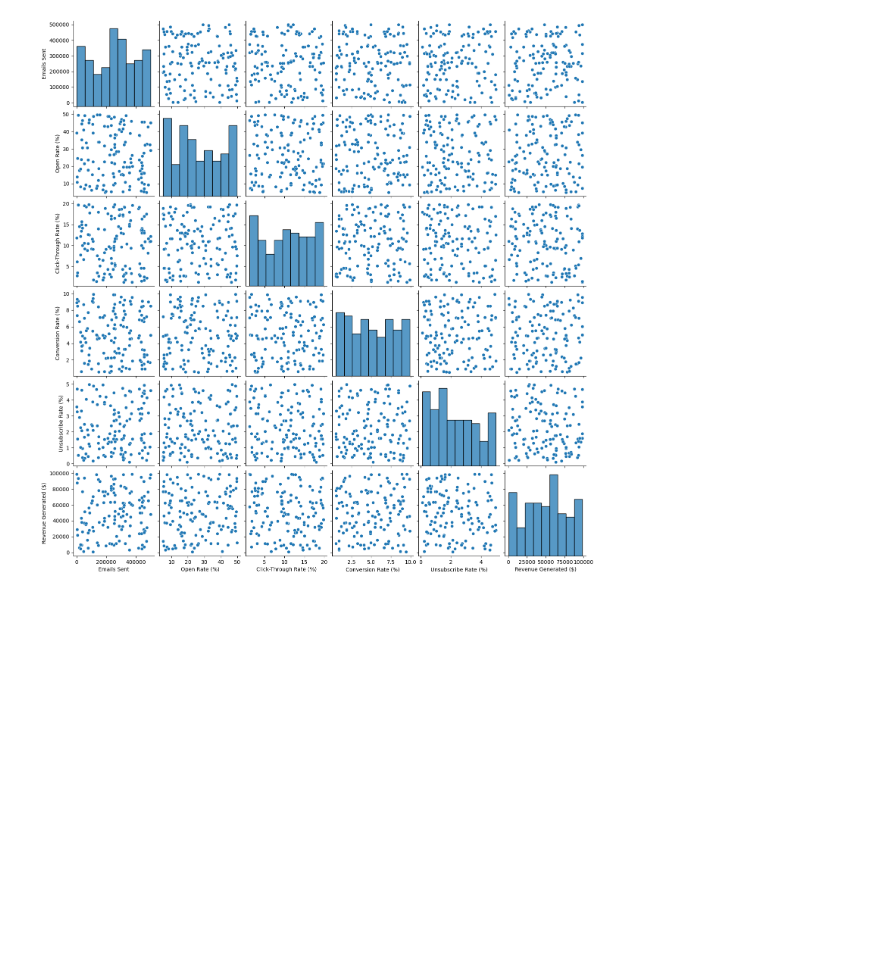
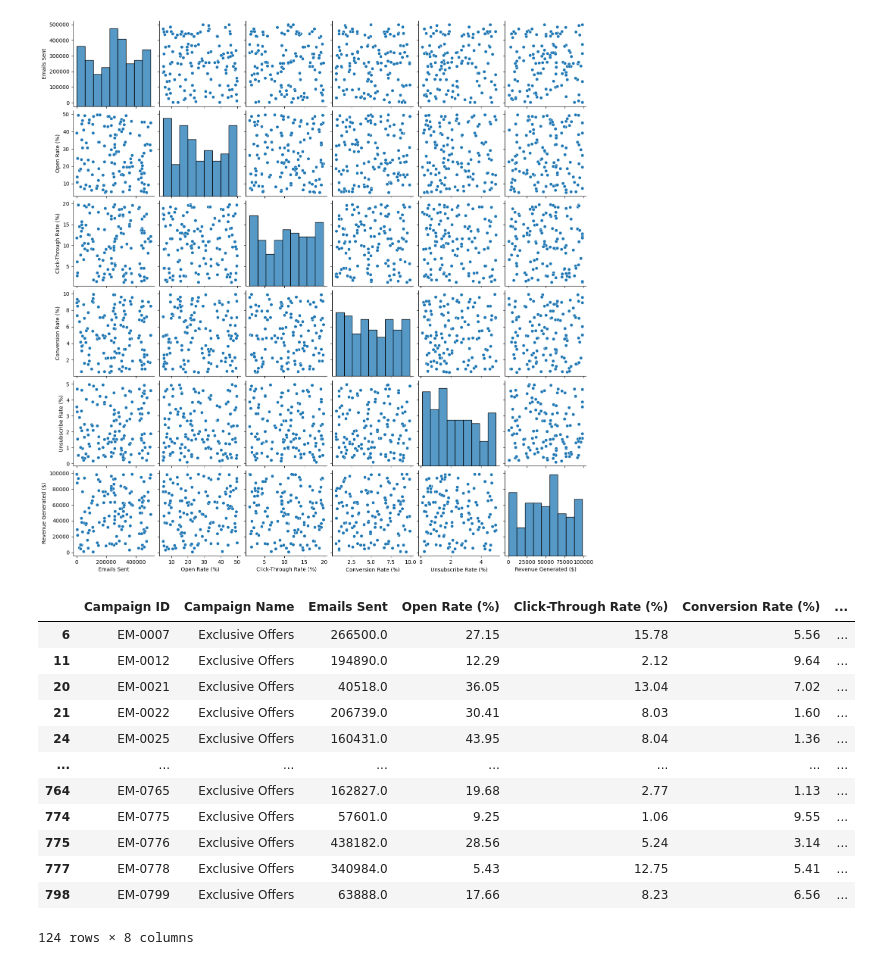
Before and after one commit to HassanFathyIsmail/Email-Campaign-Gig, a Jupyter notebook: Email-Campaign.ipynb, the cells around one changed output. Drawn from its saved outputs; the diff is of its cells as text; code cells hidden in the pictures; blank space fills up the shorter version.

Commit message:
focausing on the "Exclusive Offers" campaign

```diff
--- a/Email-Campaign.ipynb
+++ b/Email-Campaign.ipynb
@@ -190,3 +190,21 @@ sns.pairplot(customer_appreciation)
 plt.show()
 # %% [output]
 [figure]
+# %%
+# Now focausing on the "Exclusive Offers" campaign, we can analyze the data further.
+exclusive_offers = data[data["Campaign Name"] == "Exclusive Offers"]
+exclusive_offers
+# %% [output]
+|  | Campaign ID | Campaign Name | Emails Sent | Open Rate (%) | Click-Through Rate (%) | Conversion Rate (%) | ... |
+| 6 | EM-0007 | Exclusive Offers | 266500.0 | 27.15 | 15.78 | 5.56 | ... |
+| 11 | EM-0012 | Exclusive Offers | 194890.0 | 12.29 | 2.12 | 9.64 | ... |
+| 20 | EM-0021 | Exclusive Offers | 40518.0 | 36.05 | 13.04 | 7.02 | ... |
+| 21 | EM-0022 | Exclusive Offers | 206739.0 | 30.41 | 8.03 | 1.60 | ... |
+| 24 | EM-0025 | Exclusive Offers | 160431.0 | 43.95 | 8.04 | 1.36 | ... |
+| ... | ... | ... | ... | ... | ... | ... | ... |
+| 764 | EM-0765 | Exclusive Offers | 162827.0 | 19.68 | 2.77 | 1.13 | ... |
+| 774 | EM-0775 | Exclusive Offers | 57601.0 | 9.25 | 1.06 | 9.55 | ... |
+| 775 | EM-0776 | Exclusive Offers | 438182.0 | 28.56 | 5.24 | 3.14 | ... |
+| 777 | EM-0778 | Exclusive Offers | 340984.0 | 5.43 | 12.75 | 5.41 | ... |
+| 798 | EM-0799 | Exclusive Offers | 63888.0 | 17.66 | 8.23 | 6.56 | ... |
+124 rows × 8 columns
```
